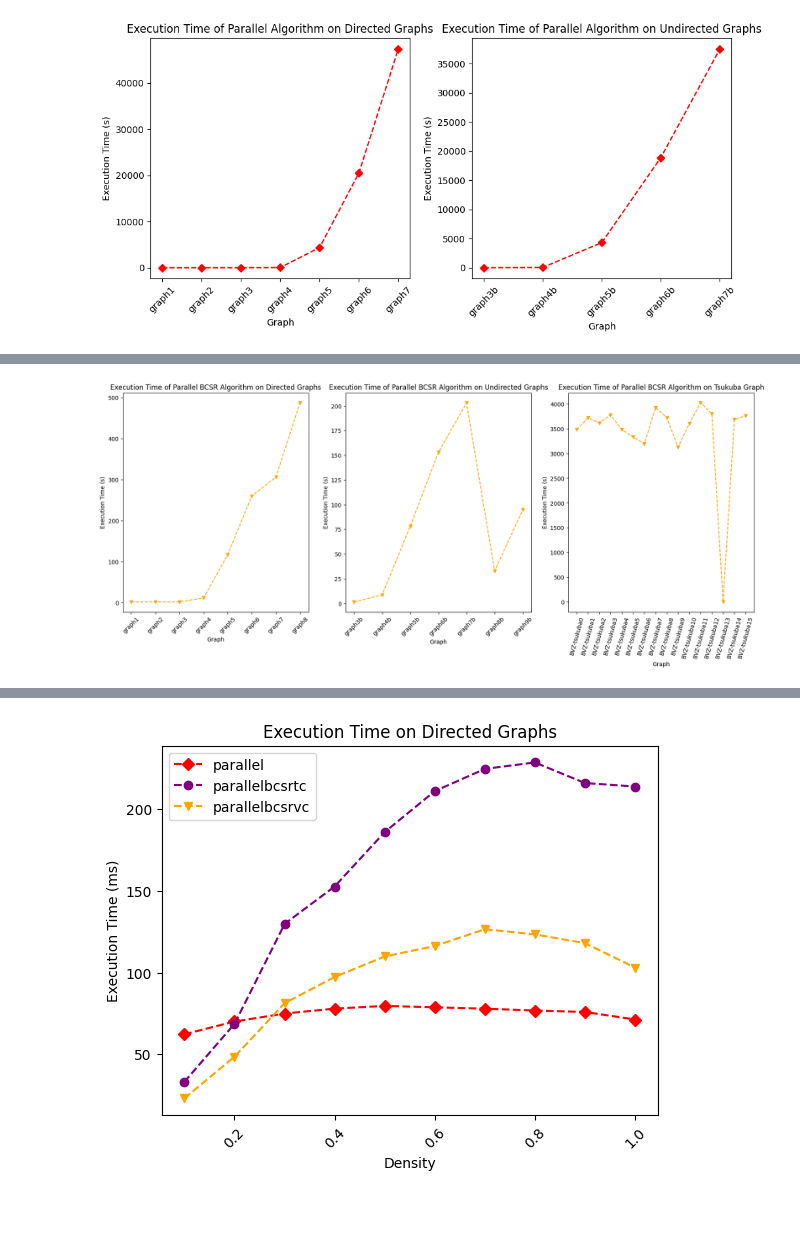
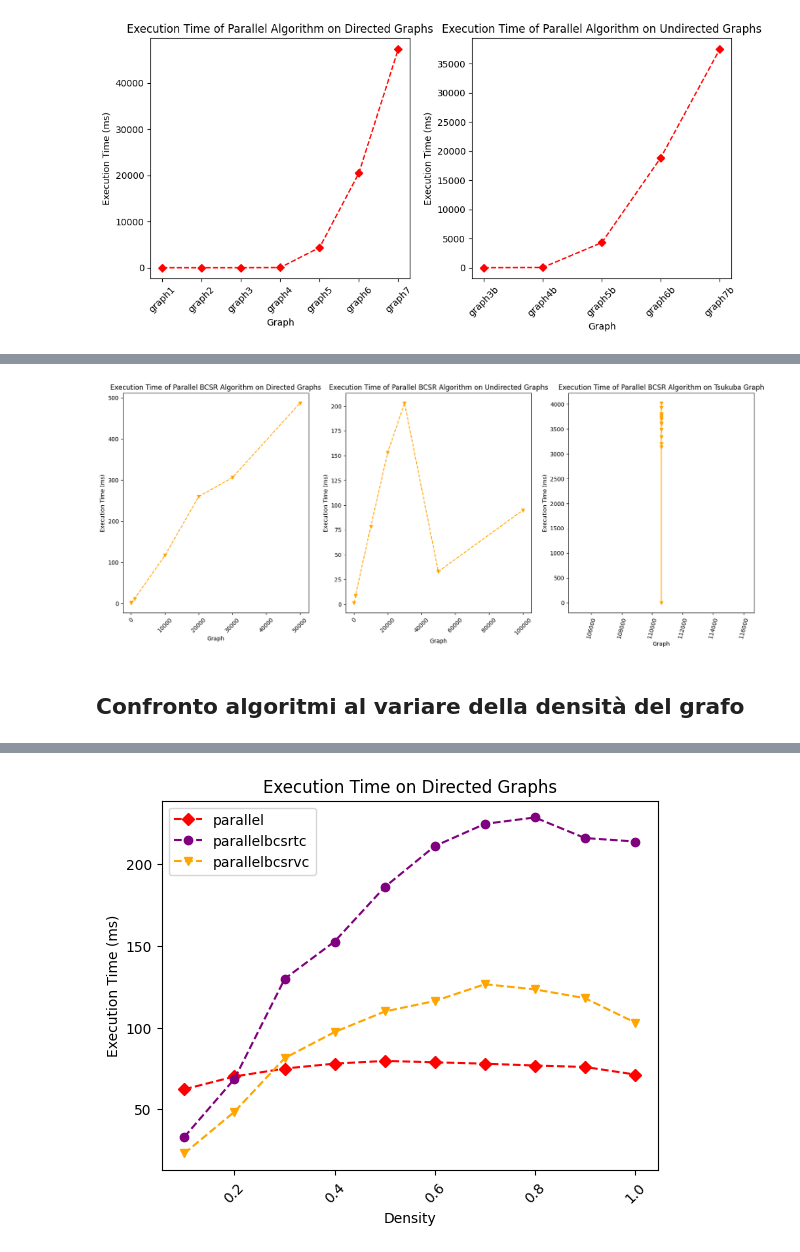
Before and after one commit to Daniele974/GraphCuts_CUDA, a Jupyter notebook: result_analysis_new.ipynb, the cells around one changed output, grey strips where cells are left out. Saved outputs shown, nothing was run; the diff lists cells and outputs as text; code cells hidden in the pictures; blank space fills up the shorter version.

```diff
--- a/result_analysis_new.ipynb
+++ b/result_analysis_new.ipynb
@@ -203,32 +318,34 @@ def extract_number(graphId):
     match = re.search(r'(\d+)$', graphId)
     return int(match.group(0)) if match else -1  # Ritorna -1 se non trova un numero
 # %%
-# Plot execution time of parallelbcsrvc algorithm for directed and undirected graphs separately
+# Plot execution time of parallelbcsrvc algorithm for directed and undirected graphs separately (BY GRAPH SIZE)
 agg_results_directed = agg_results[(agg_results['algorithm'] == 'parallelbcsrvc') & (~agg_results['graphId'].str.endswith('b') & (~agg_results['graphId'].str.contains('tsukuba')))]
 agg_results_undirected = agg_results[(agg_results['algorithm'] == 'parallelbcsrvc') & (agg_results['graphId'].str.endswith('b') & (~agg_results['graphId'].str.contains('tsukuba')))]
 agg_results_directed_tsukuba = agg_results[(agg_results['algorithm'] == 'parallelbcsrvc') & (agg_results['graphId'].str.contains('tsukuba'))].sort_values(by=['graphId'], key=lambda x: x.apply(extract_number))
 plt.figure(figsize=(20, 7))
 plt.subplot(1, 3, 1)
-plt.plot(agg_results_directed['graphId'], agg_results_directed['execTime_mean'], label='parallelbcsrvc', linestyle=plot_style['parallelbcsrvc']['linestyle'], color=plot_style['parallelbcsrvc']['color'], marker=plot_style['parallelbcsrvc']['marker'])
+plt.plot(agg_results_directed['V'], agg_results_directed['execTime_mean'], label='parallelbcsrvc', linestyle=plot_style['parallelbcsrvc']['linestyle'], color=plot_style['parallelbcsrvc']['color'], marker=plot_style['parallelbcsrvc']['marker'])
 plt.xlabel('Graph')
-plt.ylabel('Execution Time (s)')
+plt.ylabel('Execution Time (ms)')
 plt.title('Execution Time of Parallel BCSR Algorithm on Directed Graphs')
 plt.xticks(rotation=45)
 plt.subplot(1, 3, 2)
-plt.plot(agg_results_undirected['graphId'], agg_results_undirected['execTime_mean'], label='parallelbcsrvc', linestyle=plot_style['parallelbcsrvc']['linestyle'], color=plot_style['parallelbcsrvc']['color'], marker=plot_style['parallelbcsrvc']['marker'])
+plt.plot(agg_results_undirected['V'], agg_results_undirected['execTime_mean'], label='parallelbcsrvc', linestyle=plot_style['parallelbcsrvc']['linestyle'], color=plot_style['parallelbcsrvc']['color'], marker=plot_style['parallelbcsrvc']['marker'])
 plt.xlabel('Graph')
-plt.ylabel('Execution Time (s)')
+plt.ylabel('Execution Time (ms)')
 plt.title('Execution Time of Parallel BCSR Algorithm on Undirected Graphs')
 plt.xticks(rotation=45)
 plt.subplot(1, 3, 3)
-plt.plot(agg_results_directed_tsukuba['graphId'], agg_results_directed_tsukuba['execTime_mean'], label='parallelbcsrvc', linestyle=plot_style['parallelbcsrvc']['linestyle'], color=plot_style['parallelbcsrvc']['color'], marker=plot_style['parallelbcsrvc']['marker'])
+plt.plot(agg_results_directed_tsukuba['V'], agg_results_directed_tsukuba['execTime_mean'], label='parallelbcsrvc', linestyle=plot_style['parallelbcsrvc']['linestyle'], color=plot_style['parallelbcsrvc']['color'], marker=plot_style['parallelbcsrvc']['marker'])
 plt.xlabel('Graph')
-plt.ylabel('Execution Time (s)')
+plt.ylabel('Execution Time (ms)')
 plt.title('Execution Time of Parallel BCSR Algorithm on Tsukuba Graph')
 plt.xticks(rotation=75)
 plt.show()
 # %% [output]
-[figure, old version]
+[figure, new version]
+# %% [markdown]
+## Confronto algoritmi al variare della densità del grafo
 # %%
 results_path = './results/session8_density1K/'
 files = glob.glob(results_path + '*.json')
```
Also changed, not shown: parts of 16 cells of this notebook.
